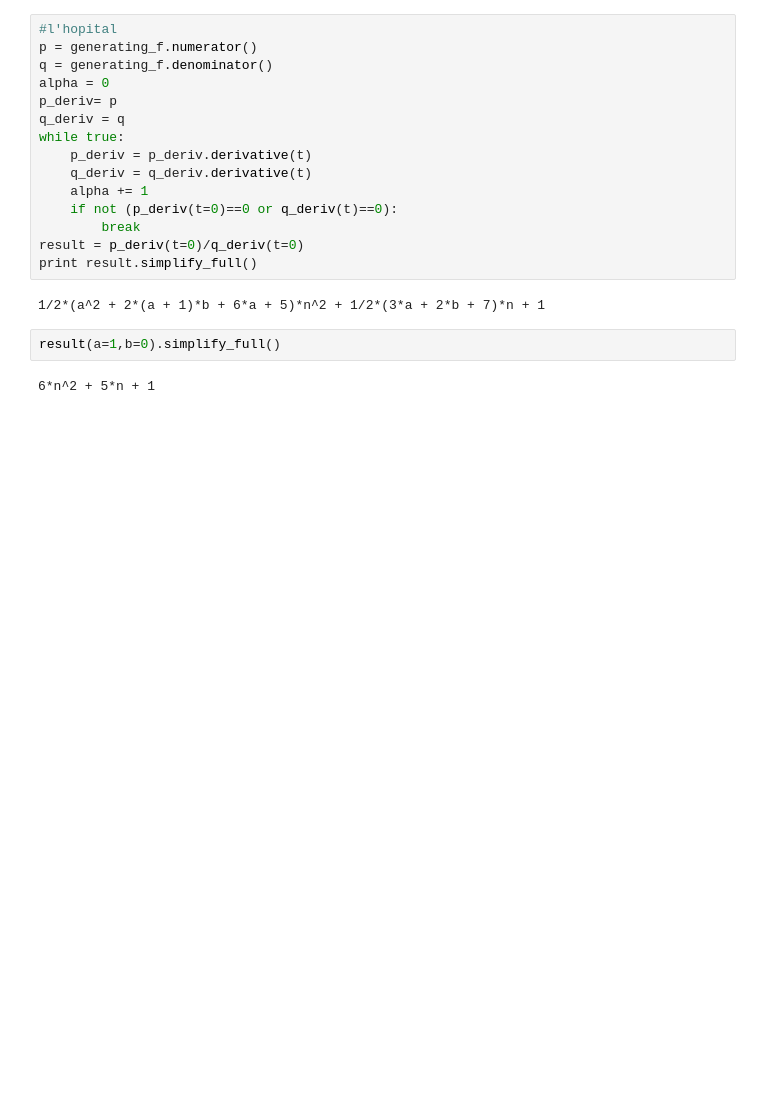
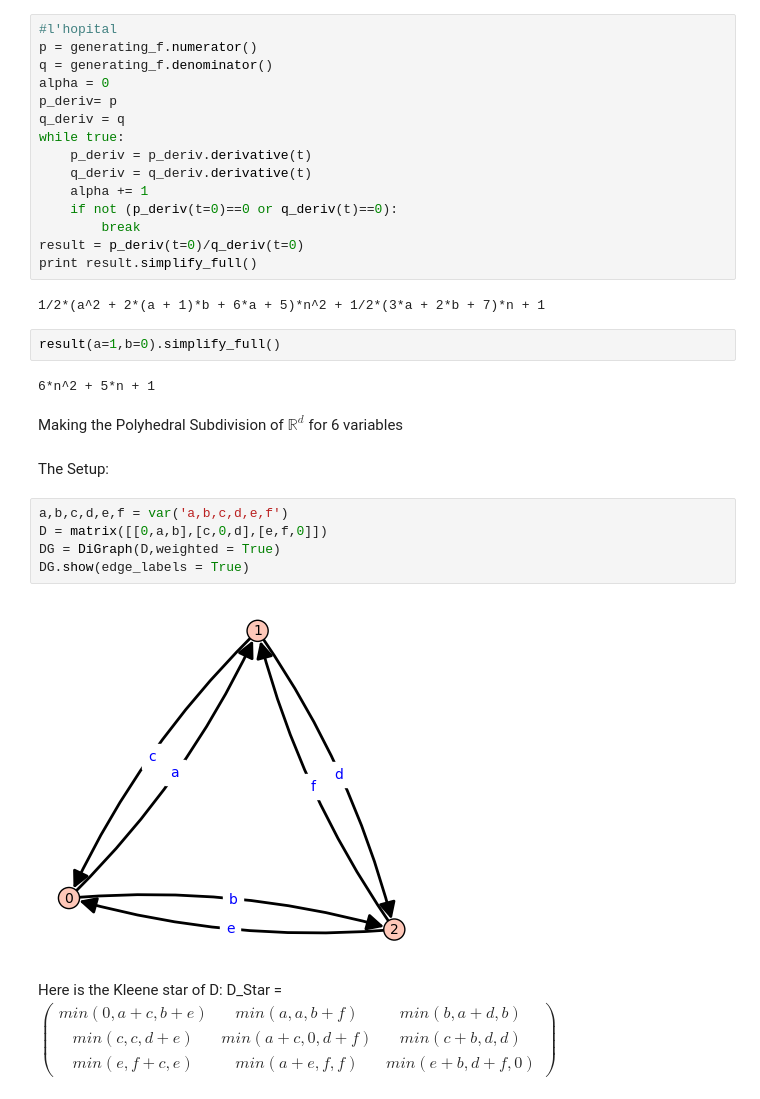
Before and after one commit to mariebrandenburg/polynomials-of-polytropes, a Jupyter notebook: polytrons_ehrhart.ipynb, the cells around one changed output. Saved outputs shown, nothing was run; the diff lists cells and outputs as text; blank space fills up the shorter version.

Commit message:
6 variables

```diff
--- a/polytrons_ehrhart.ipynb
+++ b/polytrons_ehrhart.ipynb
@@ -161,3 +161,22 @@ print result.simplify_full()
 result(a=1,b=0).simplify_full()
 # %% [output]
 6*n^2 + 5*n + 1
+# %% [markdown]
+Making the Polyhedral Subdivision of $\mathbb R^d$  for 6 variables
+# %% [markdown]
+The Setup:
+# %%
+a,b,c,d,e,f = var('a,b,c,d,e,f')
+D = matrix([[0,a,b],[c,0,d],[e,f,0]])
+DG = DiGraph(D,weighted = True)
+DG.show(edge_labels = True)
+# %% [output]
+[figure, added]
+# %% [markdown]
+Here is the Kleene star of D:
+D_Star = $
+\begin{pmatrix}
+min(0,a+c,b+e) & min(a,a,b+f)   & min(b,a+d,b) \\
+min(c,c,d+e)   & min(a+c,0,d+f) & min(c+b,d,d) \\
+min(e,f+c,e)   & min(a+e,f,f)   & min(e+b,d+f,0)
+\end{pmatrix}$
```
Also changed, not shown: parts of 21 cells of this notebook.
